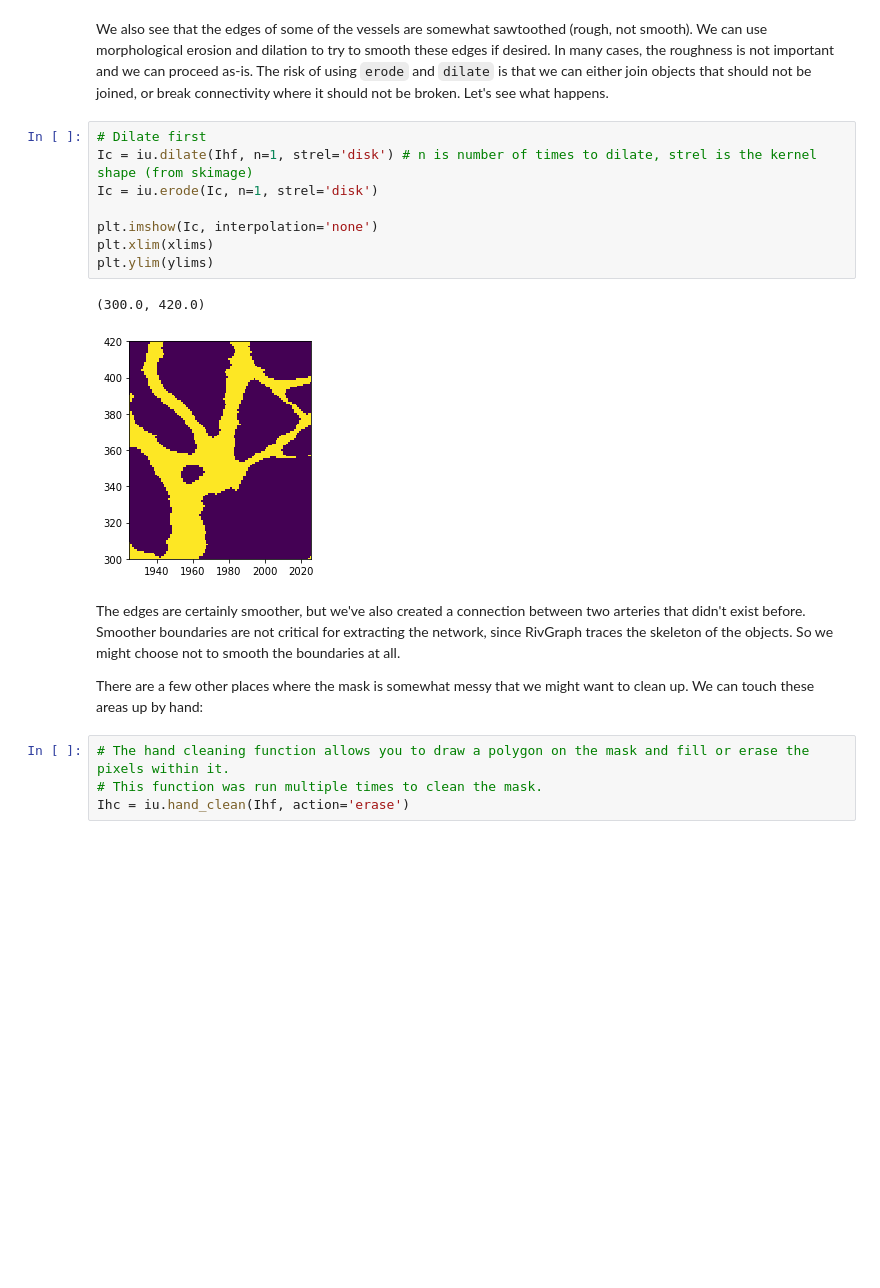
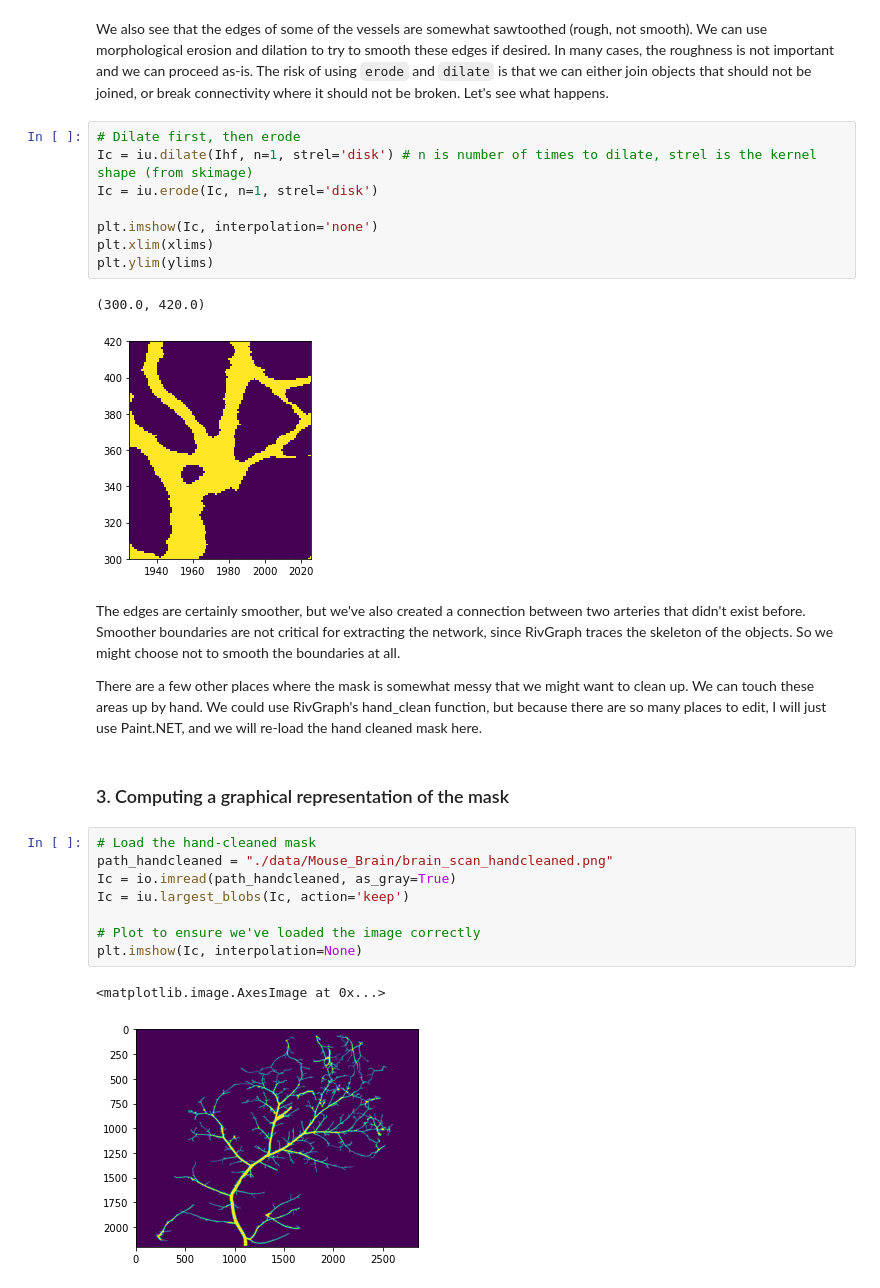
Before and after one commit to VeinsOfTheEarth/RivGraph, a Jupyter notebook: examples/mouse_brain.ipynb, the cells around one changed output. Saved outputs shown, nothing was run; the diff lists cells and outputs as text; blank space fills up the shorter version.

```diff
--- a/examples/mouse_brain.ipynb
+++ b/examples/mouse_brain.ipynb
@@ -80,7 +83,7 @@ Text(0.5, 1.0, 'Holes filled')
 # %% [markdown]
 We also see that the edges of some of the vessels are somewhat sawtoothed (rough, not smooth). We can use morphological erosion and dilation to try to smooth these edges if desired. In many cases, the roughness is not important and we can proceed as-is. The risk of using `erode` and `dilate` is that we can either join objects that should not be joined, or break connectivity where it should not be broken. Let's see what happens.
 # %%
-# Dilate first
+# Dilate first, then erode
 Ic = iu.dilate(Ihf, n=1, strel='disk') # n is number of times to dilate, strel is the kernel shape (from skimage)
 Ic = iu.erode(Ic, n=1, strel='disk')
 
@@ -93,8 +96,17 @@ plt.ylim(ylims)
 # %% [markdown]
 The edges are certainly smoother, but we've also created a connection between two arteries that didn't exist before. Smoother boundaries are not critical for extracting the network, since RivGraph traces the skeleton of the objects. So we might choose not to smooth the boundaries at all.
 
-There are a few other places where the mask is somewhat messy that we might want to clean up. We can touch these areas up by hand:
+There are a few other places where the mask is somewhat messy that we might want to clean up. We can touch these areas up by hand. We could use RivGraph's hand_clean function, but because there are so many places to edit, I will just use Paint.NET, and we will re-load the hand cleaned mask here.
-# %%
-# The hand cleaning function allows you to draw a polygon on the mask and fill or erase the pixels within it.
-# This function was run multiple times to clean the mask.
-Ihc = iu.hand_clean(Ihf, action='erase')
+# %% [markdown]
+### 3. Computing a graphical representation of the mask
+# %%
+# Load the hand-cleaned mask
+path_handcleaned = "./data/Mouse_Brain/brain_scan_handcleaned.png"
+Ic = io.imread(path_handcleaned, as_gray=True)
+Ic = iu.largest_blobs(Ic, action='keep')
+
+# Plot to ensure we've loaded the image correctly
+plt.imshow(Ic, interpolation=None)
+# %% [output]
+<matplotlib.image.AxesImage at 0x...>
+[figure, added]
```
Also changed, not shown: parts of 16 cells of this notebook, 4 other files.
